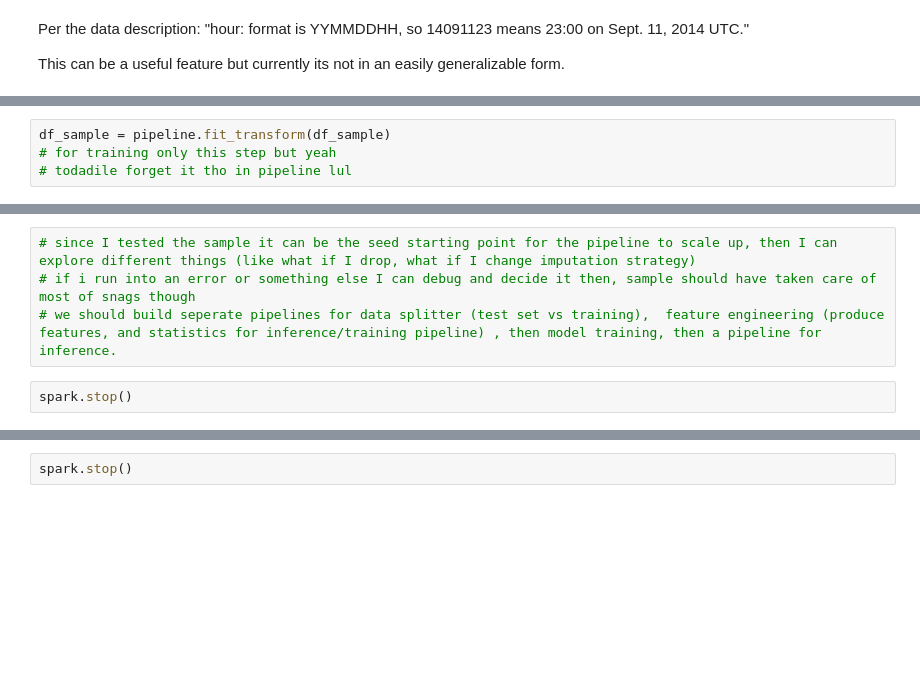
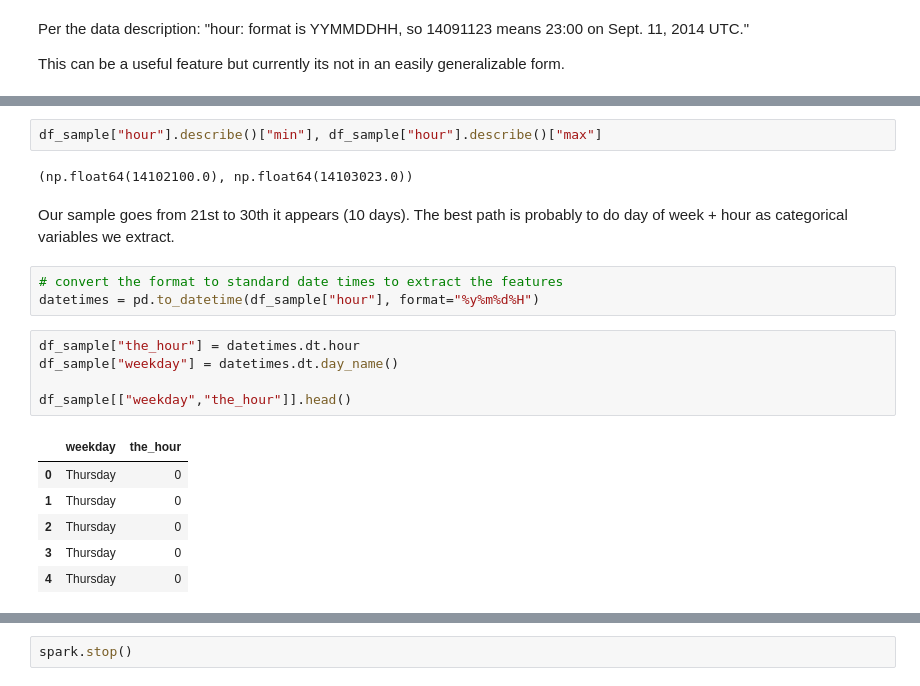
Before and after one commit to angelusualle/machine-learning, a Jupyter notebook: classification/linear-decision-boundaries/discriminative/logistic/logistic_regression.ipynb, the cells around one changed output, grey strips where cells are left out. Saved outputs shown, nothing was run; the diff lists cells and outputs as text; blank space fills up the shorter version.

```diff
--- a/classification/linear-decision-boundaries/discriminative/logistic/logistic_regression.ipynb
+++ b/classification/linear-decision-boundaries/discriminative/logistic/logistic_regression.ipynb
@@ -3324,4 +2969,0 @@ pipeline.fit_transform(df_sample).shape, df_sample.shape
-# %%
-df_sample = pipeline.fit_transform(df_sample)
-# for training only this step but yeah
-# todadile forget it tho in pipeline lul
@@ -3647,6 +2970,22 @@ y_test_predicted = grid_search.best_estimator_.predict(df_sample_test[[col for c
-# %%
-# since I tested the sample it can be the seed starting point for the pipeline to scale up, then I can explore different things (like what if I drop, what if I change imputation strategy)
-# if i run into an error or something else I can debug and decide it then, sample should have taken care of most of snags though
-# we should build seperate pipelines for data splitter (test set vs training),  feature engineering (produce features, and statistics for inference/training pipeline) , then model training, then a pipeline for inference.
-# %%
-spark.stop()
+# %%
+df_sample["hour"].describe()["min"], df_sample["hour"].describe()["max"]
+# %% [output]
+(np.float64(14102100.0), np.float64(14103023.0))
+# %% [markdown]
+Our sample goes from 21st to 30th it appears (10 days).
+The best path is probably to do day of week + hour as categorical variables we extract.
+# %%
+# convert the format to standard date times to extract the features
+datetimes = pd.to_datetime(df_sample["hour"], format="%y%m%d%H")
+# %%
+df_sample["the_hour"] = datetimes.dt.hour
+df_sample["weekday"] = datetimes.dt.day_name()
+
+df_sample[["weekday","the_hour"]].head()
+# %% [output]
+|  | weekday | the_hour |
+| 0 | Thursday | 0 |
+| 1 | Thursday | 0 |
+| 2 | Thursday | 0 |
+| 3 | Thursday | 0 |
+| 4 | Thursday | 0 |
```
Also changed, not shown: parts of 88 cells of this notebook.
